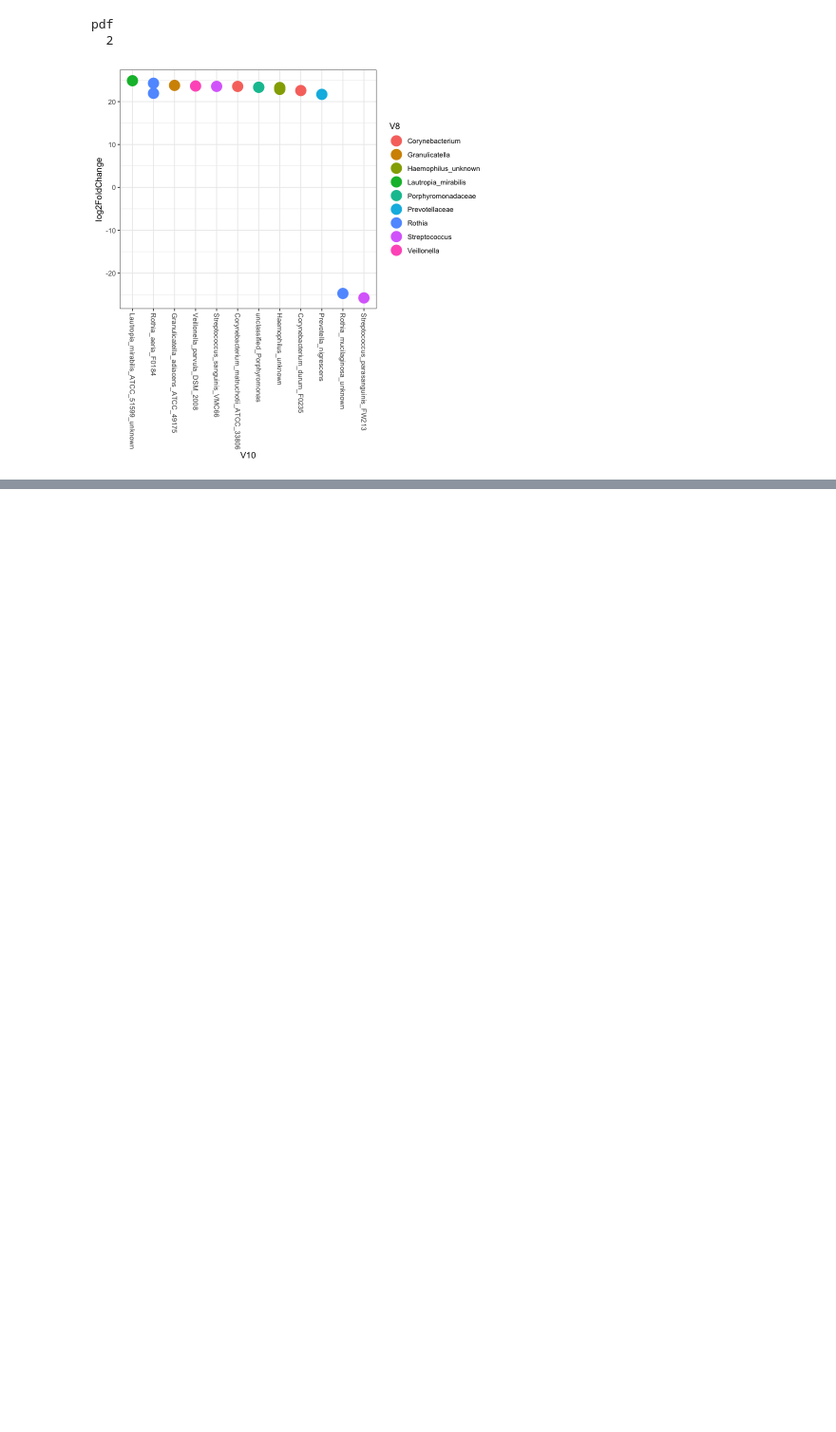
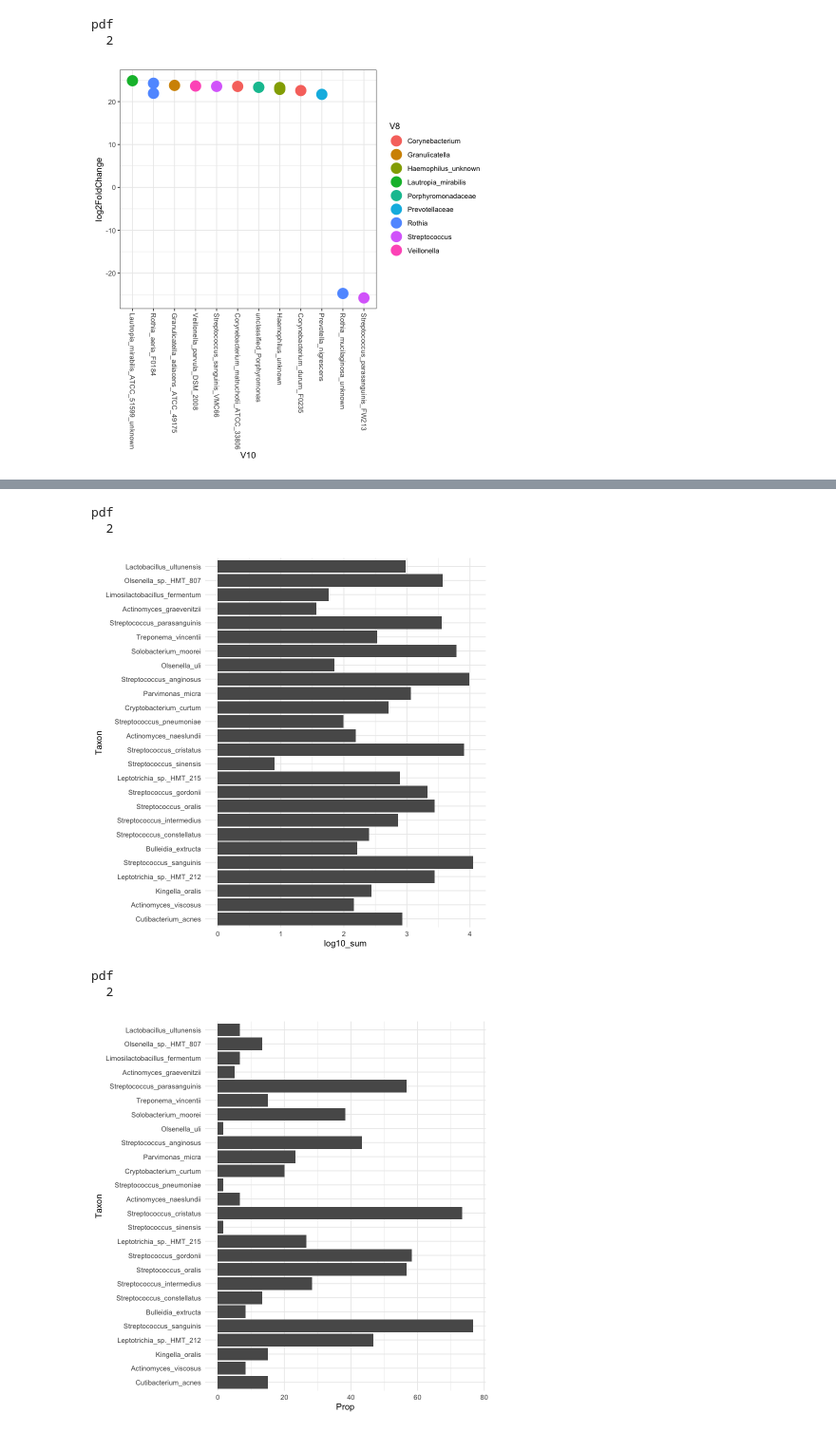
Before and after one commit to aemann01/ads_plaque, a Jupyter notebook: 10-normalize/diversity_analyses.ipynb, the cells around one changed output, grey strips where cells are left out. Shown at 95% size. Saved outputs shown, nothing was run; the diff lists cells and outputs as text; code cells hidden in the pictures; blank space fills up the shorter version.

```diff
--- a/10-normalize/diversity_analyses.ipynb
+++ b/10-normalize/diversity_analyses.ipynb
@@ -1225,0 +1265,4 @@ pdf
+# %%
+# now need to get log abundance and count histograms for each of the ADS species in log fold change plot
+abct <- read.table("abundance_count.txt", header=T)
+head(abct)
@@ -1225,0 +1279,30 @@ pdf
+# %%
+# reorder
+abct$Taxon <- with(abct, reorder(Taxon, order, max))
+# head(abct)
+ggplot(abct, aes(x=Taxon, y=log10_sum)) +
+    geom_bar(stat="identity") +
+    coord_flip() + theme_minimal()
+
+pdf("abundance_barplot.pdf")
+ggplot(abct, aes(x=Taxon, y=log10_sum)) +
+    geom_bar(stat="identity") +
+    coord_flip() + theme_minimal()
+dev.off()
+
+ggplot(abct, aes(x=Taxon, y=Prop)) +
+    geom_bar(stat="identity") +
+    coord_flip() + theme_minimal()
+
+pdf("proportion_barplot.pdf")
+ggplot(abct, aes(x=Taxon, y=Prop)) +
+    geom_bar(stat="identity") +
+    coord_flip() + theme_minimal()
+dev.off()
+# %% [output]
+pdf
+  2
+[figure, added]
+pdf
+  2
+[figure, added]
```
Also changed, not shown: parts of 16 cells of this notebook, 2 other files.
